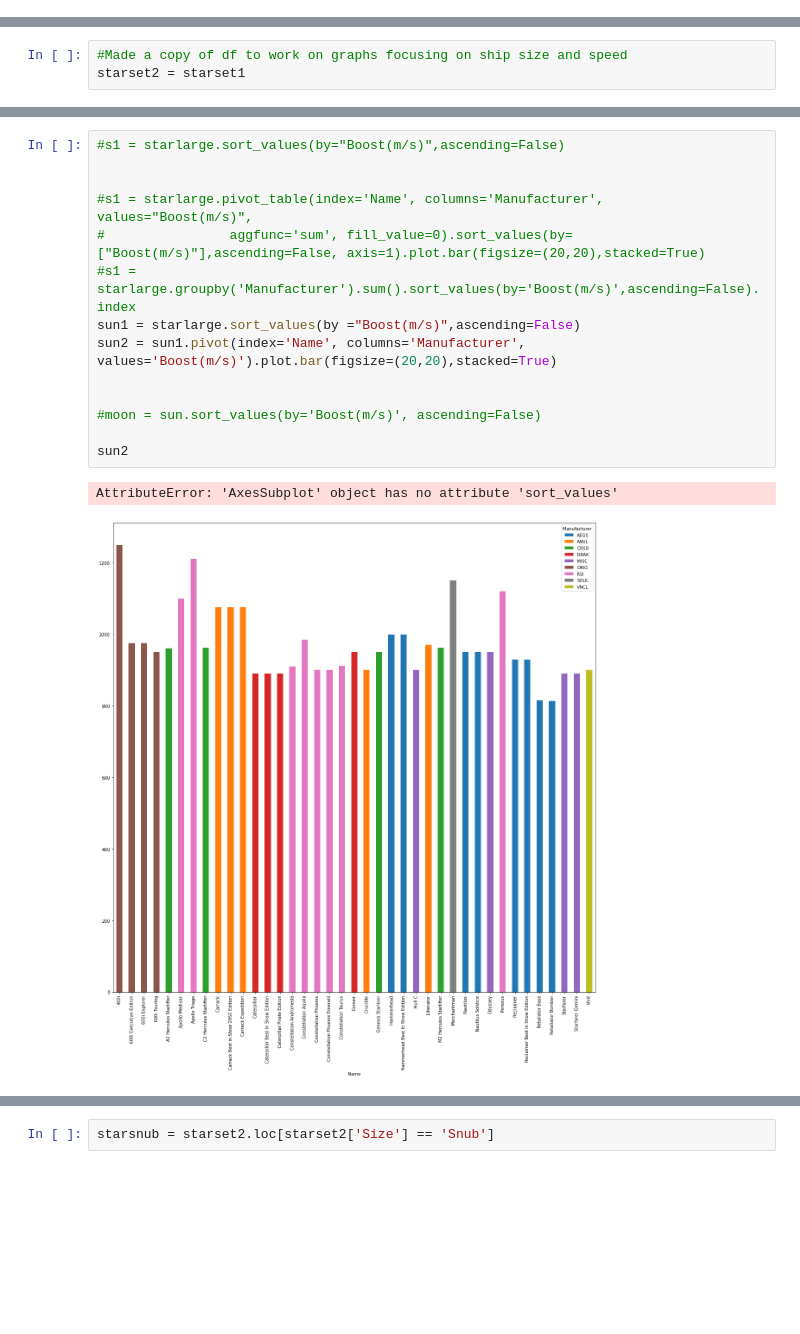
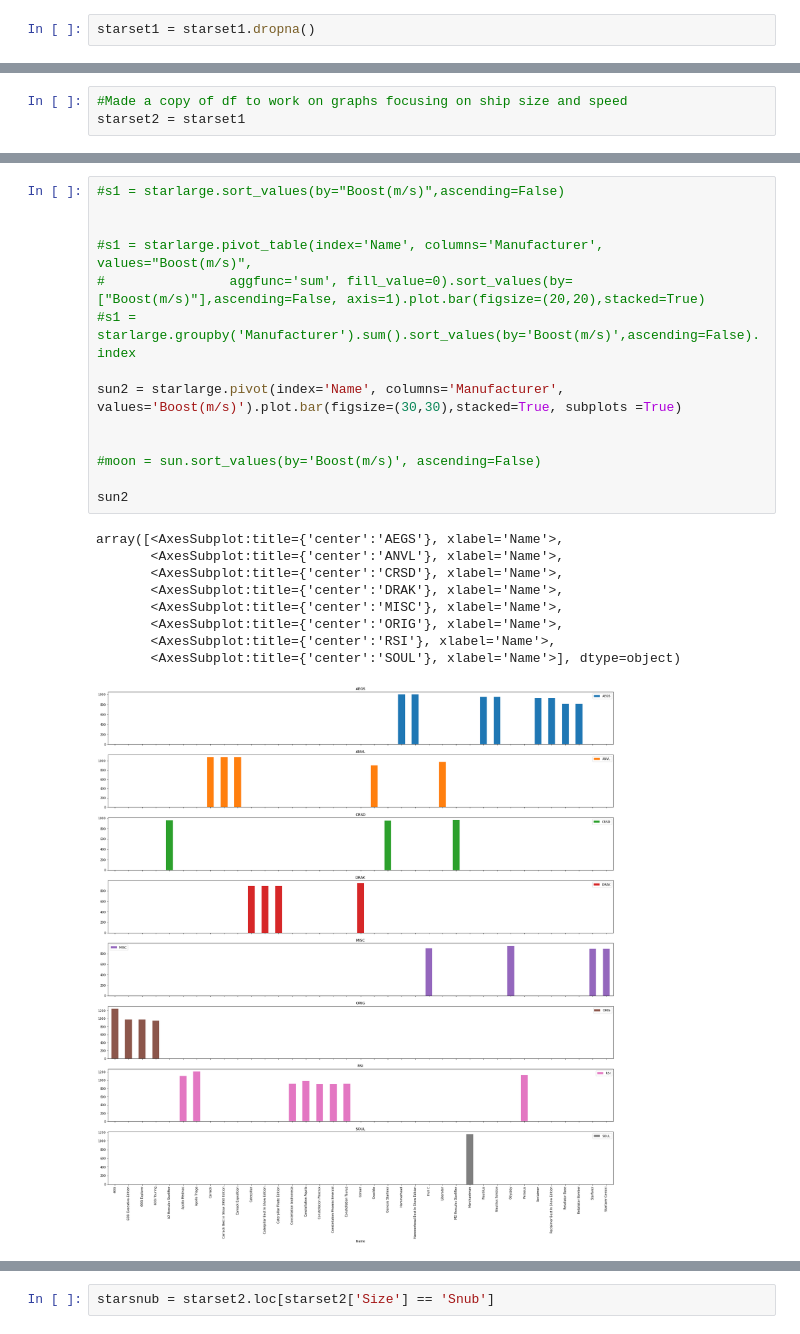
Before and after one commit to DINHC/starcitizen, a Jupyter notebook: stargraph.ipynb, the cells around one changed output, grey strips where cells are left out. Saved outputs shown, nothing was run; the diff lists cells and outputs as text; blank space fills up the shorter version.

Commit message:
Trying to make chart that is organize by boost speed and color coded by Manufacturer but failed. Only chart made is color coded by Manufacturer but is not sort by boost

```diff
--- a/stargraph.ipynb
+++ b/stargraph.ipynb
@@ -128,6 +128,8 @@ starset1
 | 168 | Vulcan | Medium | Medium Repair;Medium Refuel | 210.0 | 1180.0 | 12 | 1.0 | 3.0 | 38.5 | 16.5 | ... |
 | 169 | Vulture | Small | Light Salvage | 165.0 | 1215.0 | 12 | 1.0 | 1.0 | 33 | 16.0 | ... |
 168 rows × 15 columns
+# %%
+starset1 = starset1.dropna()
 # %%
 starset1.columns
 # %% [output]
@@ -221,17 +244,24 @@ plt.show()
 # %%
 #s1 = starlarge.sort_values(by="Boost(m/s)",ascending=False)
 
 
 #s1 = starlarge.pivot_table(index='Name', columns='Manufacturer', values="Boost(m/s)",
 #                aggfunc='sum', fill_value=0).sort_values(by=["Boost(m/s)"],ascending=False, axis=1).plot.bar(figsize=(20,20),stacked=True)
 #s1 = starlarge.groupby('Manufacturer').sum().sort_values(by='Boost(m/s)',ascending=False).index
-sun1 = starlarge.sort_values(by ="Boost(m/s)",ascending=False)
-sun2 = sun1.pivot(index='Name', columns='Manufacturer', values='Boost(m/s)').plot.bar(figsize=(20,20),stacked=True)
+
+sun2 = starlarge.pivot(index='Name', columns='Manufacturer', values='Boost(m/s)').plot.bar(figsize=(30,30),stacked=True, subplots =True)
 
 
 #moon = sun.sort_values(by='Boost(m/s)', ascending=False)
 
 sun2
 # %% [output]
-AttributeError: 'AxesSubplot' object has no attribute 'sort_values'
+array([<AxesSubplot:title={'center':'AEGS'}, xlabel='Name'>,
+       <AxesSubplot:title={'center':'ANVL'}, xlabel='Name'>,
+       <AxesSubplot:title={'center':'CRSD'}, xlabel='Name'>,
+       <AxesSubplot:title={'center':'DRAK'}, xlabel='Name'>,
+       <AxesSubplot:title={'center':'MISC'}, xlabel='Name'>,
+       <AxesSubplot:title={'center':'ORIG'}, xlabel='Name'>,
+       <AxesSubplot:title={'center':'RSI'}, xlabel='Name'>,
+       <AxesSubplot:title={'center':'SOUL'}, xlabel='Name'>], dtype=object)
-[figure, old version]
+[figure, new version]
```
Also changed, not shown: parts of 20 cells of this notebook.
